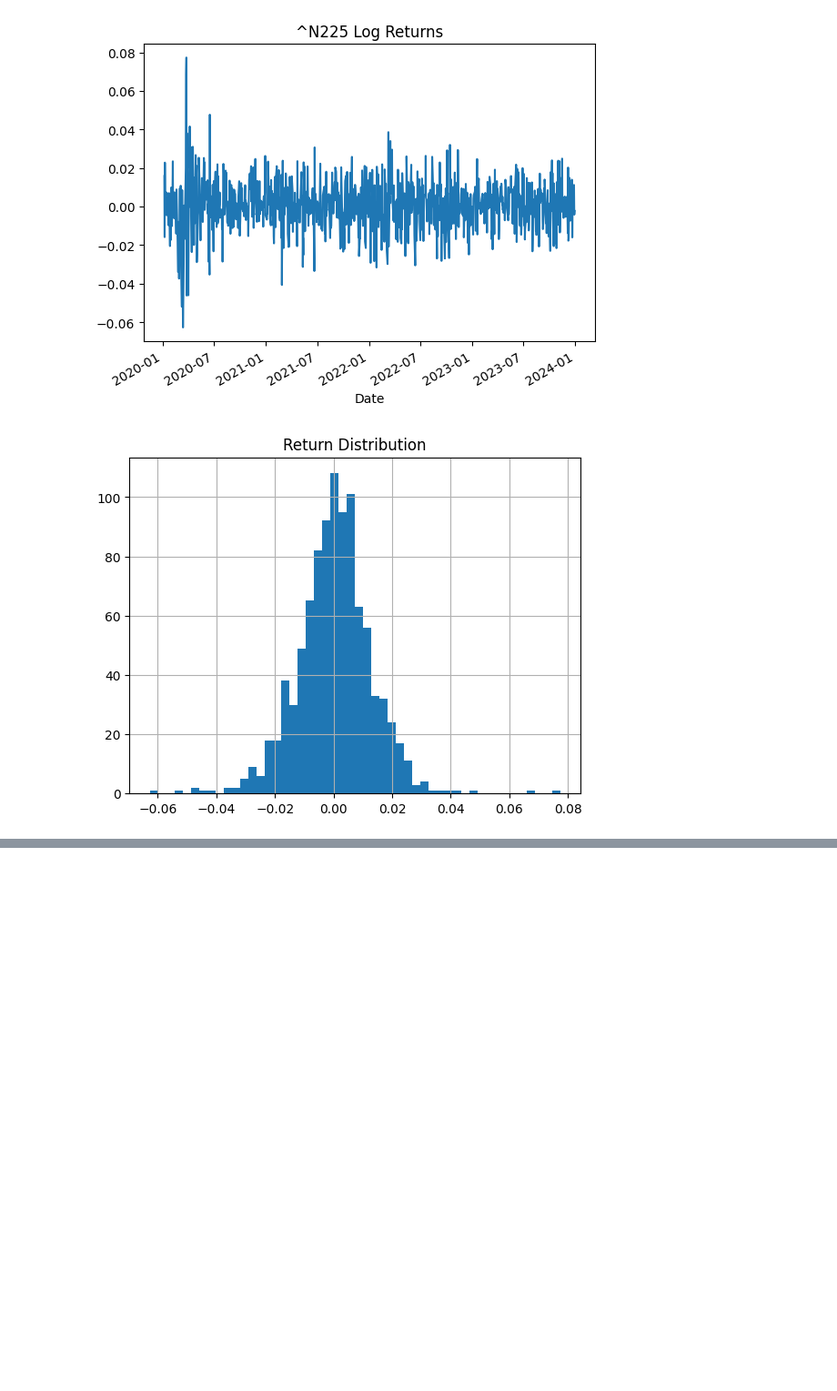
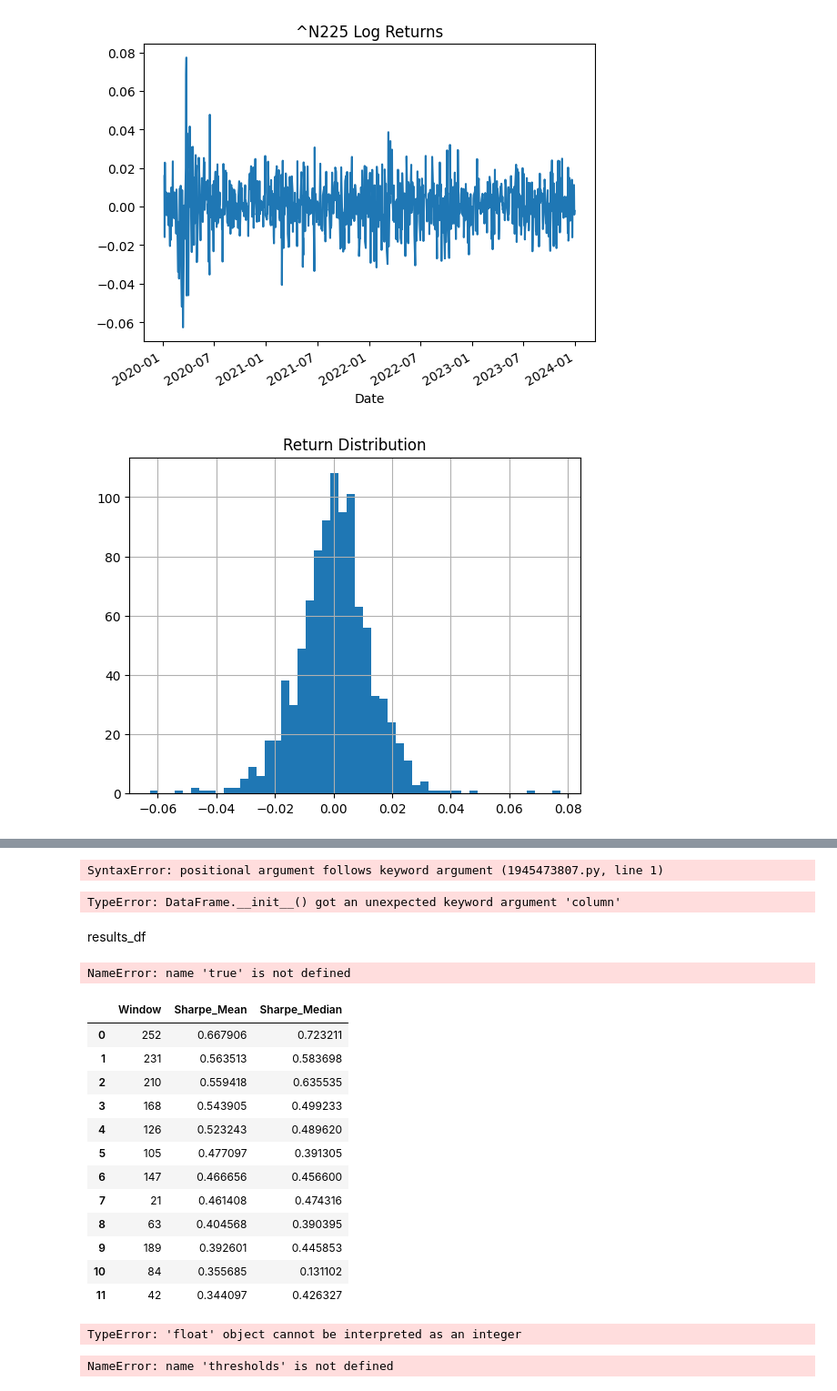
Before and after one commit to mas-analytics/quant-practice, a Jupyter notebook: analysis.ipynb, the cells around one changed output, grey strips where cells are left out. Shown at 91% size. Drawn from its saved outputs; the diff is of its cells as text; code cells hidden in the pictures; blank space fills up the shorter version.

```diff
--- a/analysis.ipynb
+++ b/analysis.ipynb
@@ -413,0 +1647,10 @@ cumulative_returns.plot(figsize=(12,5))
+# %%
+results=[]
+for window in range(21,253,21):
+    sharpes=[]
+    for ticker in tickers:
+        final_return,max_dd,sharpe=backtest_momentum(ticker,window,0.10)
+        sharpes.append(sharpe)
+    mean_sharpe=np.mean(sharpes)
+    median_sharpe=np.median(sharpes)
+    results.append([window,mean_sharpe,median_sharpe])
@@ -413,0 +1675,59 @@ cumulative_returns.plot(figsize=(12,5))
+# %%
+results_df=pd.DataFrame(results,column="Window","Sharpe_Mean","Sharpe_Median")
+# %% [output]
+SyntaxError: positional argument follows keyword argument (1945473807.py, line 1)
+# %%
+results_df=pd.DataFrame(results,column=["Window","Sharpe_Mean","Sharpe_Median"])
+# %% [output]
+TypeError: DataFrame.__init__() got an unexpected keyword argument 'column'
+# %%
+results_df=pd.DataFrame(results,columns=["Window","Sharpe_Mean","Sharpe_Median"])
+# %% [markdown]
+results_df
+# %%
+results_df=results_df.sort_values("Sharpe_Mean",ascending=False).reset_index(drop=true)
+# %% [output]
+NameError: name 'true' is not defined
+# %%
+results_df=results_df.sort_values("Sharpe_Mean",ascending=False).reset_index(drop=True)
+# %%
+results_df
+# %% [output]
+|  | Window | Sharpe_Mean | Sharpe_Median |
+| 0 | 252 | 0.667906 | 0.723211 |
+| 1 | 231 | 0.563513 | 0.583698 |
+| 2 | 210 | 0.559418 | 0.635535 |
+| 3 | 168 | 0.543905 | 0.499233 |
+| 4 | 126 | 0.523243 | 0.489620 |
+| 5 | 105 | 0.477097 | 0.391305 |
+| 6 | 147 | 0.466656 | 0.456600 |
+| 7 | 21 | 0.461408 | 0.474316 |
+| 8 | 63 | 0.404568 | 0.390395 |
+| 9 | 189 | 0.392601 | 0.445853 |
+| 10 | 84 | 0.355685 | 0.131102 |
+| 11 | 42 | 0.344097 | 0.426327 |
+# %%
+results=[]
+for threshold in range(0,0.2,0.05):
+    sharpes=[]
+    for ticker in tickers:
+        final_return,max_dd,sharpe=backtest_momentum(ticker,252,threshold)
+        shapes.append(sharpe)
+    sharpe_mean=np.mean(sharpes)
+    sharpe_median=np.median(sharpes)
+    results.append(["threshold","sharpe_mean","sharpe_median"])
+# %% [output]
+TypeError: 'float' object cannot be interpreted as an integer
+# %%
+results=[]
+threshols=[0,0.05,0.1,0.15,0.2]
+for threshold in thresholds:
+    sharpes=[]
+    for ticker in tickers:
+        final_return,max_dd,sharpe=backtest_momentum(ticker,252,threshold)
+        sharpes.append(sharpe)
+    sharpe_mean=np.mean(sharpes)
+    sharpe_median=np.median(sharpes)
+    results.append([threshold,sharpe_mean,sharpe_median])
+# %% [output]
+NameError: name 'thresholds' is not defined
```
Also changed, not shown: parts of 578 cells of this notebook.
